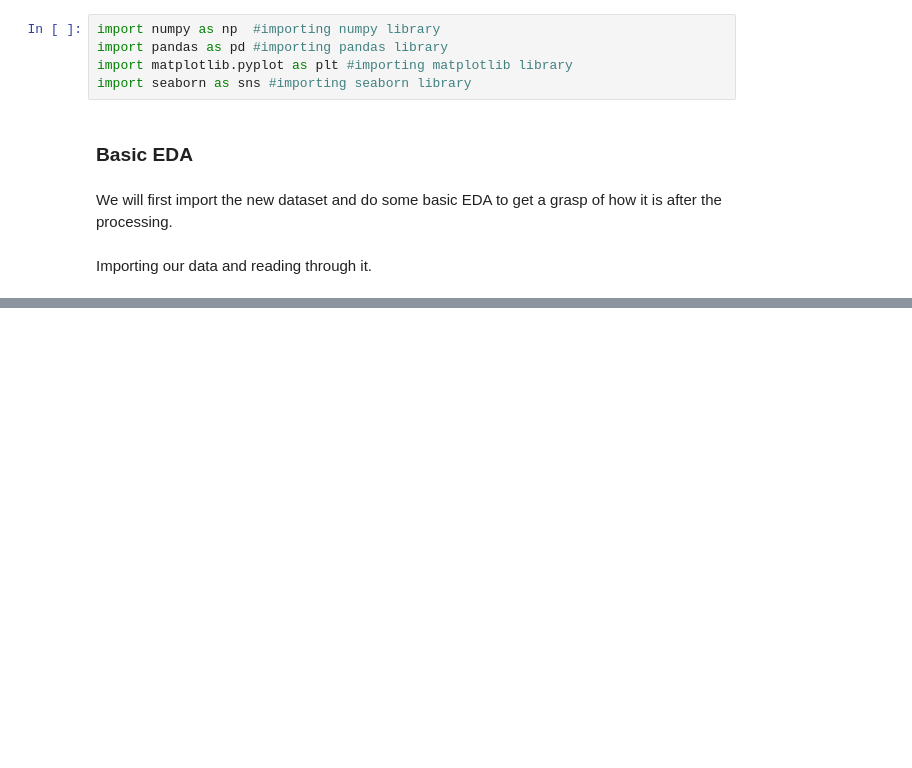
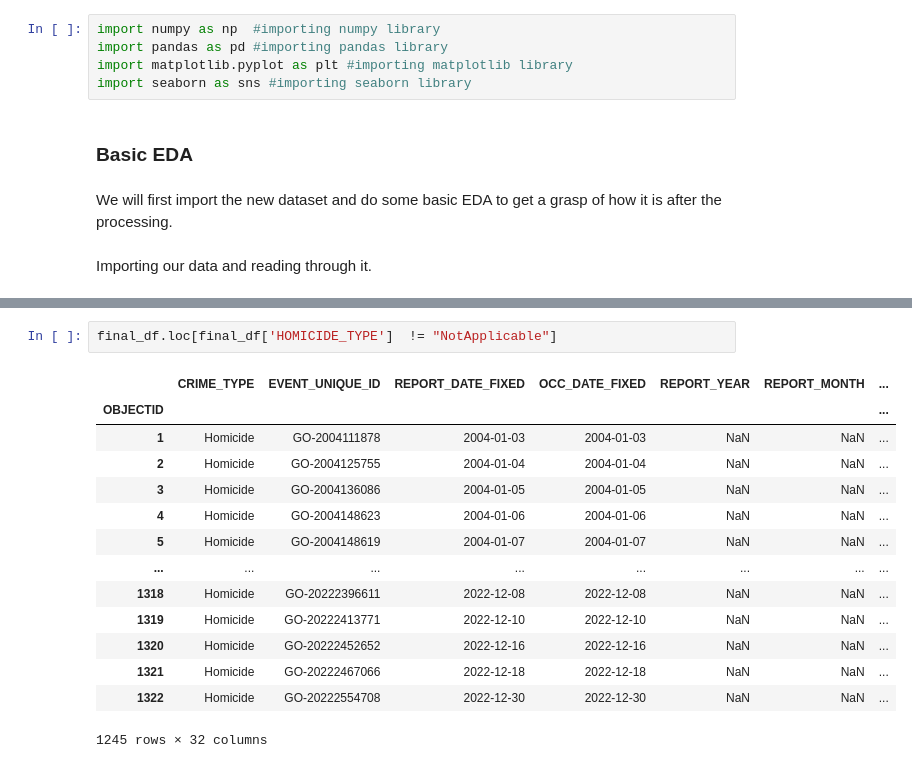
Before and after one commit to arsalan-radhu/Capstone_TorontoCrime, a Jupyter notebook: Notebooks/BasicEDA_Sprint1.ipynb, the cells around one changed output, grey strips where cells are left out. Drawn from its saved outputs; the diff is of its cells as text; blank space fills up the shorter version.

```diff
--- a/Notebooks/BasicEDA_Sprint1.ipynb
+++ b/Notebooks/BasicEDA_Sprint1.ipynb
@@ -86 +86,18 @@ INJURIES             0
 dtype: int64
+# %%
+final_df.loc[final_df['HOMICIDE_TYPE']  != "NotApplicable"]
+# %% [output]
+|  | CRIME_TYPE | EVENT_UNIQUE_ID | REPORT_DATE_FIXED | OCC_DATE_FIXED | REPORT_YEAR | REPORT_MONTH | ... |
+| OBJECTID |  |  |  |  |  |  | ... |
+| 1 | Homicide | GO-2004111878 | 2004-01-03 | 2004-01-03 | NaN | NaN | ... |
+| 2 | Homicide | GO-2004125755 | 2004-01-04 | 2004-01-04 | NaN | NaN | ... |
+| 3 | Homicide | GO-2004136086 | 2004-01-05 | 2004-01-05 | NaN | NaN | ... |
+| 4 | Homicide | GO-2004148623 | 2004-01-06 | 2004-01-06 | NaN | NaN | ... |
+| 5 | Homicide | GO-2004148619 | 2004-01-07 | 2004-01-07 | NaN | NaN | ... |
+| ... | ... | ... | ... | ... | ... | ... | ... |
+| 1318 | Homicide | GO-20222396611 | 2022-12-08 | 2022-12-08 | NaN | NaN | ... |
+| 1319 | Homicide | GO-20222413771 | 2022-12-10 | 2022-12-10 | NaN | NaN | ... |
+| 1320 | Homicide | GO-20222452652 | 2022-12-16 | 2022-12-16 | NaN | NaN | ... |
+| 1321 | Homicide | GO-20222467066 | 2022-12-18 | 2022-12-18 | NaN | NaN | ... |
+| 1322 | Homicide | GO-20222554708 | 2022-12-30 | 2022-12-30 | NaN | NaN | ... |
+1245 rows × 32 columns
```
Also changed, not shown: parts of 4 cells of this notebook, 3 other files.
